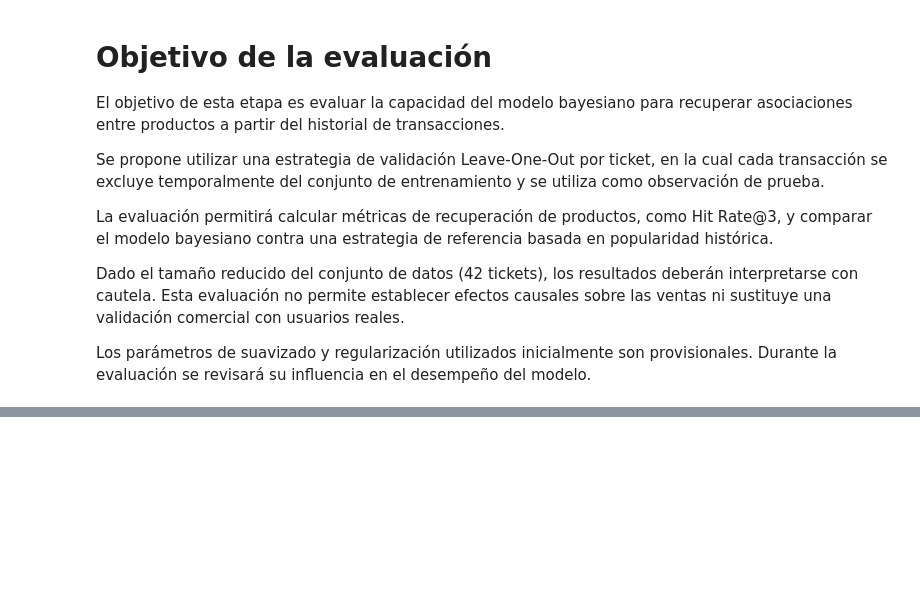
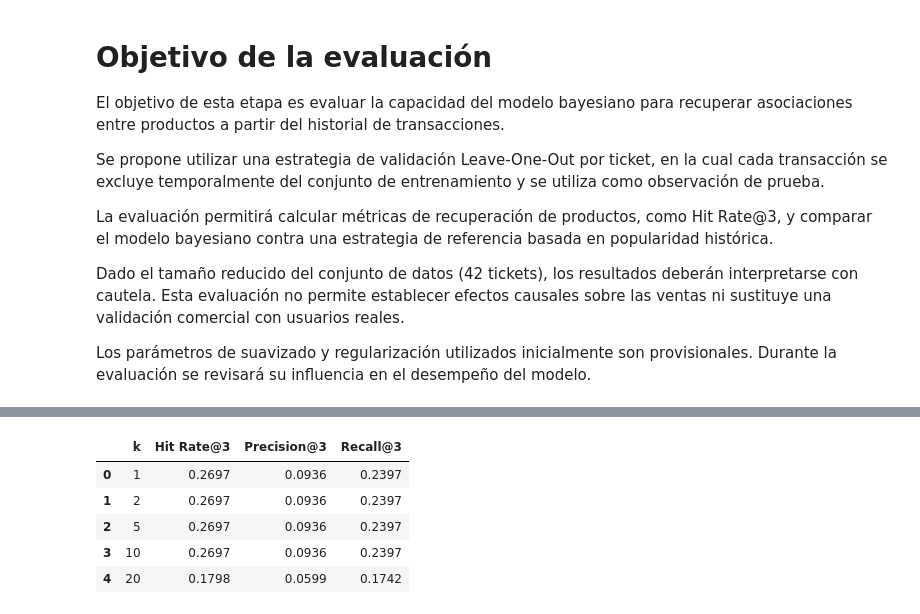
Before and after one commit to LucindaSerna/ferreteria-fullstack, a Jupyter notebook: notebooks/01_exploracion_datos.ipynb, the cells around one changed output, grey strips where cells are left out. Cells and saved outputs as stored; diff of their text form; code cells hidden in the pictures; blank space fills up the shorter version.

```diff
--- a/notebooks/01_exploracion_datos.ipynb
+++ b/notebooks/01_exploracion_datos.ipynb
@@ -2869,0 +3158,17 @@ NameError: name 'tickets' is not defined
+# %%
+ticket_prueba = "T001"
+
+entrenamiento = tickets[
+    tickets["ticket_id"] != ticket_prueba
+].copy()
+
+recomendaciones = recomendar_bayesiano(
+    sku_origen="SKU001",
+    tickets_entrenamiento=entrenamiento,
+    catalogo=products
+)
+
+print("Ticket excluido:", ticket_prueba)
+print("Tickets de entrenamiento:", len(entrenamiento))
+
+display(pd.DataFrame(recomendaciones))
@@ -2869,0 +3430,50 @@ NameError: name 'tickets' is not defined
+# %%
+resultados_sensibilidad = []
+
+for valor_k in [1, 2, 5, 10, 20]:
+
+    resultados_k = []
+
+    for _, caso in casos_df.iterrows():
+
+        entrenamiento = tickets[
+            tickets["ticket_id"] != caso["ticket_id"]
+        ]
+
+        recomendaciones = recomendar_bayesiano(
+            sku_origen=caso["carrito"][0],
+            tickets_entrenamiento=entrenamiento,
+            catalogo=products,
+            k=valor_k
+        )
+
+        recomendados = [r["sku"] for r in recomendaciones]
+        objetivos = set(caso["objetivos"])
+
+        aciertos = len(set(recomendados) & objetivos)
+
+        resultados_k.append({
+            "hit": int(aciertos > 0),
+            "precision": aciertos / len(recomendados),
+            "recall": aciertos / len(objetivos)
+        })
+
+    df_k = pd.DataFrame(resultados_k)
+
+    resultados_sensibilidad.append({
+        "k": valor_k,
+        "Hit Rate@3": df_k["hit"].mean(),
+        "Precision@3": df_k["precision"].mean(),
+        "Recall@3": df_k["recall"].mean()
+    })
+
+sensibilidad_df = pd.DataFrame(resultados_sensibilidad)
+
+display(sensibilidad_df.round(4))
+# %% [output]
+|  | k | Hit Rate@3 | Precision@3 | Recall@3 |
+| 0 | 1 | 0.2697 | 0.0936 | 0.2397 |
+| 1 | 2 | 0.2697 | 0.0936 | 0.2397 |
+| 2 | 5 | 0.2697 | 0.0936 | 0.2397 |
+| 3 | 10 | 0.2697 | 0.0936 | 0.2397 |
+| 4 | 20 | 0.1798 | 0.0599 | 0.1742 |
```
Also changed, not shown: parts of 62 cells of this notebook.
